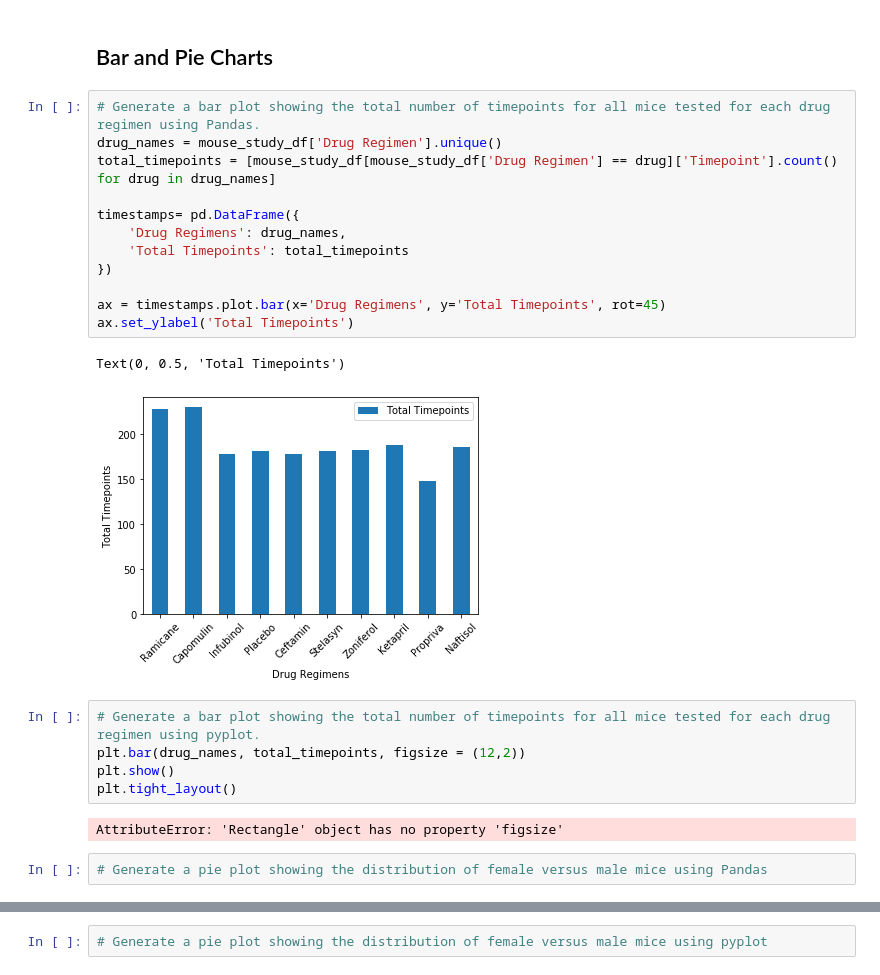
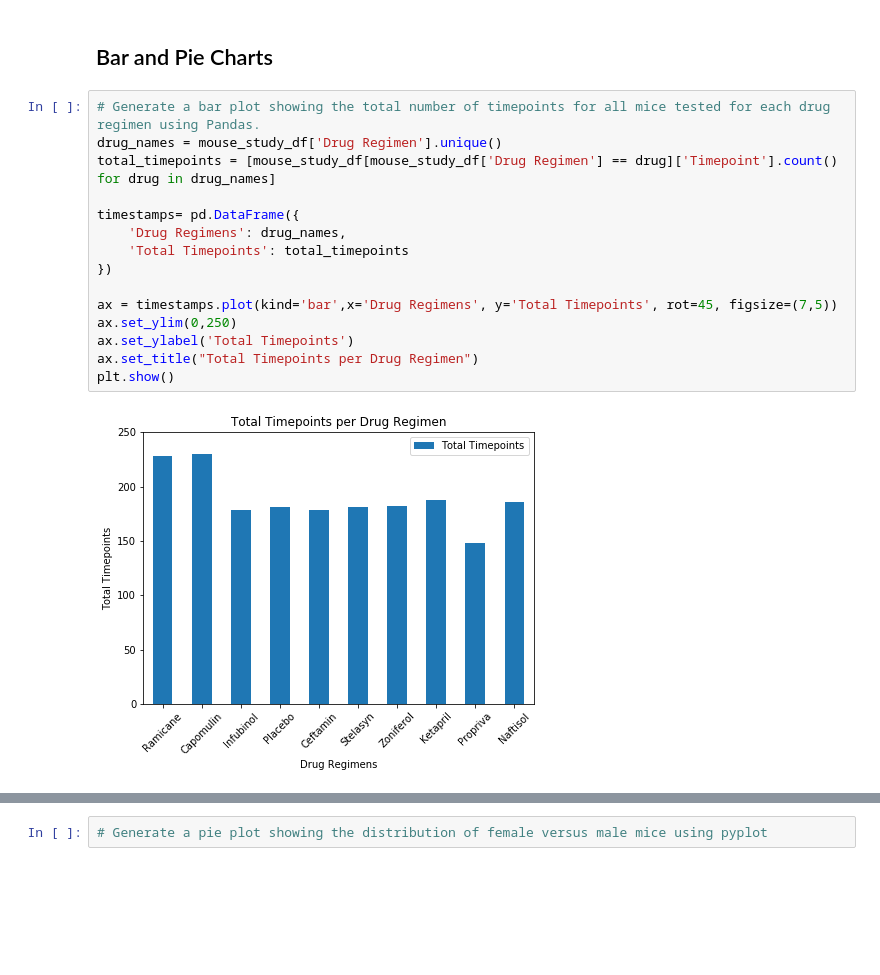
Before and after one commit to JacobTrevithick/matplotlib-challenge, a Jupyter notebook: Pymaceuticals/pymaceuticals_starter.ipynb, the cells around one changed output, grey strips where cells are left out. Drawn from its saved outputs; the diff is of its cells as text; blank space fills up the shorter version.

Commit message:
Still in plotting section

```diff
--- a/Pymaceuticals/pymaceuticals_starter.ipynb
+++ b/Pymaceuticals/pymaceuticals_starter.ipynb
@@ -134,24 +135,17 @@ agg_tumor_vol_sum_table.sort_values(by='Mean_Tumor_Volume')
 # %%
 # Generate a bar plot showing the total number of timepoints for all mice tested for each drug regimen using Pandas.
 drug_names = mouse_study_df['Drug Regimen'].unique()
 total_timepoints = [mouse_study_df[mouse_study_df['Drug Regimen'] == drug]['Timepoint'].count() for drug in drug_names]
 
 timestamps= pd.DataFrame({
     'Drug Regimens': drug_names,
     'Total Timepoints': total_timepoints
 })
 
-ax = timestamps.plot.bar(x='Drug Regimens', y='Total Timepoints', rot=45)
+ax = timestamps.plot(kind='bar',x='Drug Regimens', y='Total Timepoints', rot=45, figsize=(7,5))
+ax.set_ylim(0,250)
 ax.set_ylabel('Total Timepoints')
+ax.set_title("Total Timepoints per Drug Regimen")
+plt.show()
 # %% [output]
-Text(0, 0.5, 'Total Timepoints')
-[figure, old version]
+[figure, new version]
-# %%
-# Generate a bar plot showing the total number of timepoints for all mice tested for each drug regimen using pyplot.
-plt.bar(drug_names, total_timepoints, figsize = (12,2))
-plt.show()
-plt.tight_layout()
-# %% [output]
-AttributeError: 'Rectangle' object has no property 'figsize'
-# %%
-# Generate a pie plot showing the distribution of female versus male mice using Pandas
```
Also changed, not shown: parts of 3 cells of this notebook.
